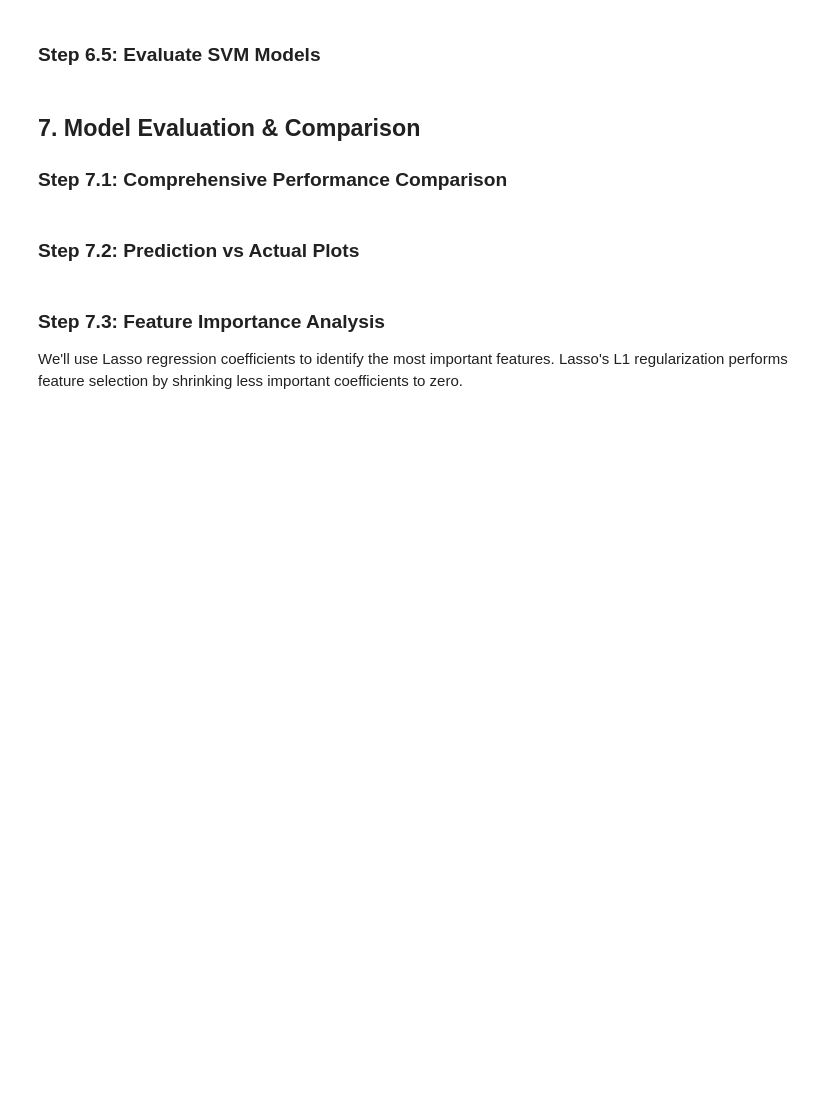
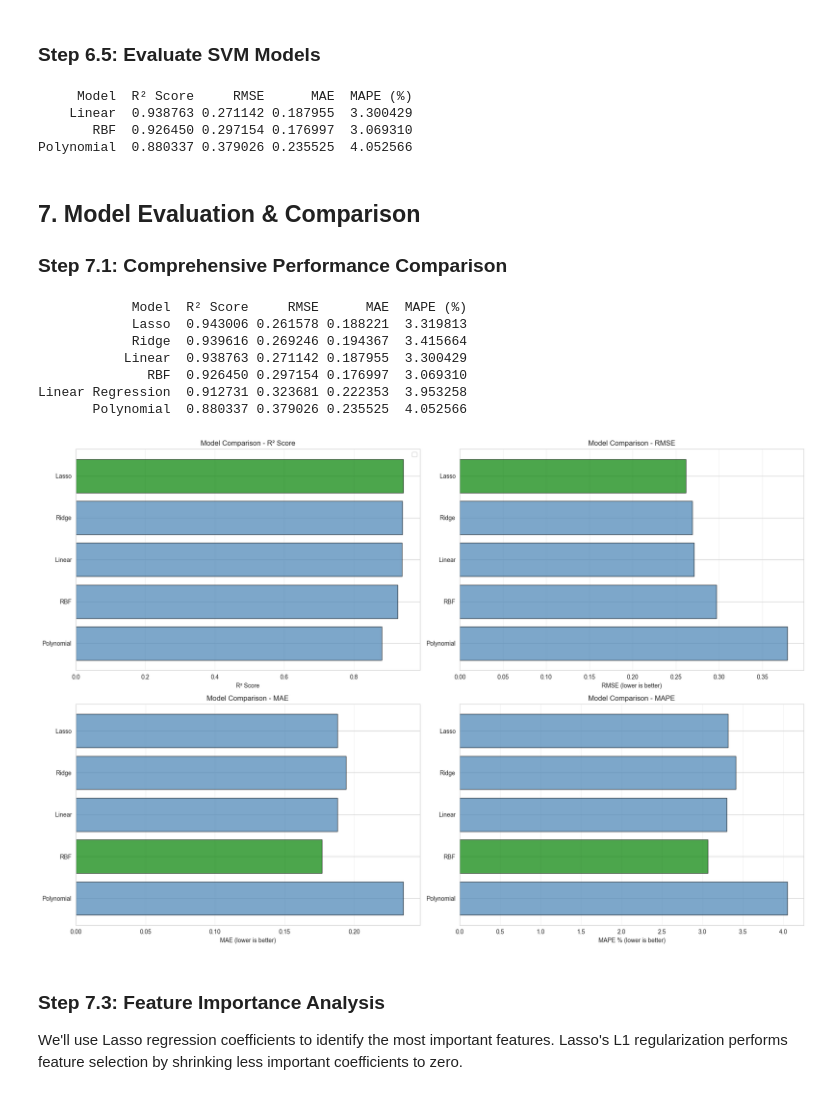
Before and after one commit to aryah-rao/social-media-and-mental-health-ml, a Jupyter notebook: mlfinalproject.ipynb, the cells around one changed output. Cells and saved outputs as stored; diff of their text form; code cells hidden in the pictures; blank space fills up the shorter version.

```diff
--- a/mlfinalproject.ipynb
+++ b/mlfinalproject.ipynb
@@ -552,11 +597,11 @@ def evaluate_regression_model(y_true, y_pred, model_name):
         'MAPE (%)': mape
     }
 
-# Evaluate all regression models
+# Evaluate all regression models on TEST set
 predictions = {
-    'Linear Regression': y_pred_lr,
-    'Ridge': y_pred_ridge,
-    'Lasso': y_pred_lasso
+    'Linear Regression': y_pred_lr_test,
+    'Ridge': y_pred_ridge_test,
+    'Lasso': y_pred_lasso_test
 }
 
 for model_name, y_pred in predictions.items():
@@ -567,12 +612,4 @@ for model_name, y_pred in predictions.items():
 regression_results_df = pd.DataFrame(regression_results)
 regression_results_df = regression_results_df.sort_values('R² Score', ascending=False)
 
-print("Regression Models Performance Comparison\n")
-print("Metrics Explanation:")
-print("  R² Score: Proportion of variance explained (higher is better, max=1.0)")
-print("  RMSE: Root Mean Squared Error (lower is better)")
-print("  MAE: Mean Absolute Error (lower is better)")
-print("  MAPE: Mean Absolute Percentage Error (lower is better)\n")
 print(regression_results_df.to_string(index=False))
-print(f"\nBest Model: {regression_results_df.iloc[0]['Model']}")
-print(f"R² Score: {regression_results_df.iloc[0]['R² Score']:.4f}")
@@ -621,11 +708,11 @@ print("All SVM models trained successfully")
 # %% [markdown]
 ### Step 6.5: Evaluate SVM Models
 # %%
-# Evaluate SVM models
+# Evaluate SVM models on TEST set
 svm_predictions = {
-    'SVM Linear': y_pred_svm_linear,
-    'SVM RBF': y_pred_svm_rbf,
-    'SVM Polynomial': y_pred_svm_poly
+    'Linear': y_pred_svm_linear_test,
+    'RBF': y_pred_svm_rbf_test,
+    'Polynomial': y_pred_svm_poly_test
 }
 
 for model_name, y_pred in svm_predictions.items():
@@ -636,10 +723,12 @@ for model_name, y_pred in svm_predictions.items():
 svm_results_df = pd.DataFrame(svm_results)
 svm_results_df = svm_results_df.sort_values('R² Score', ascending=False)
 
-print("SVM Models Performance Comparison\n")
 print(svm_results_df.to_string(index=False))
-print(f"\nBest SVM Model: {svm_results_df.iloc[0]['Model']}")
-print(f"R² Score: {svm_results_df.iloc[0]['R² Score']:.4f}")
+# %% [output]
+     Model  R² Score     RMSE      MAE  MAPE (%)
+    Linear  0.938763 0.271142 0.187955  3.300429
+       RBF  0.926450 0.297154 0.176997  3.069310
+Polynomial  0.880337 0.379026 0.235525  4.052566
 # %% [markdown]
 ## 7. Model Evaluation & Comparison
 
@@ -649,14 +738,10 @@ print(f"R² Score: {svm_results_df.iloc[0]['R² Score']:.4f}")
 all_results_df = pd.concat([regression_results_df, svm_results_df], ignore_index=True)
 all_results_df = all_results_df.sort_values('R² Score', ascending=False)
 
-print("Complete Model Performance Comparison\n")
 print(all_results_df.to_string(index=False))
 
-# Filter out Linear Regression for visualization (due to multicollinearity causing extreme values)
+# Filter out Linear Regression
 all_results_filtered = all_results_df[all_results_df['Model'] != 'Linear Regression'].copy()
-
-print(f"\nNote: Linear Regression excluded from visualizations due to multicollinearity")
-print(f"R² = {all_results_df[all_results_df['Model'] == 'Linear Regression']['R² Score'].values[0]:.2e}")
 
 # Visualize model comparison
 fig, axes = plt.subplots(2, 2, figsize=(18, 12))
@@ -668,46 +753,44 @@ axes[0, 0].barh(all_results_filtered['Model'], all_results_filtered['R² Score']
 axes[0, 0].set_xlabel('R² Score')
 axes[0, 0].set_title('Model Comparison - R² Score')
 axes[0, 0].grid(axis='x', alpha=0.3)
-axes[0, 0].axvline(x=0.9, color='red', linestyle='--', label='Excellent (>0.9)', linewidth=2)
 axes[0, 0].legend()
 axes[0, 0].invert_yaxis()
 
 # RMSE comparison
 axes[0, 1].barh(all_results_filtered['Model'], all_results_filtered['RMSE'],
                 color=['green' if i == all_results_filtered['RMSE'].argmin() else 'steelblue' for i in range(len(all_results_filtered))],
                 alpha=0.7, edgecolor='black')
 axes[0, 1].set_xlabel('RMSE (lower is better)')
 axes[0, 1].set_title('Model Comparison - RMSE')
 axes[0, 1].grid(axis='x', alpha=0.3)
 axes[0, 1].invert_yaxis()
 
 # MAE comparison
 axes[1, 0].barh(all_results_filtered['Model'], all_results_filtered['MAE'],
                 color=['green' if i == all_results_filtered['MAE'].argmin() else 'steelblue' for i in range(len(all_results_filtered))],
                 alpha=0.7, edgecolor='black')
 axes[1, 0].set_xlabel('MAE (lower is better)')
 axes[1, 0].set_title('Model Comparison - MAE')
 axes[1, 0].grid(axis='x', alpha=0.3)
 axes[1, 0].invert_yaxis()
 
 # MAPE comparison
 axes[1, 1].barh(all_results_filtered['Model'], all_results_filtered['MAPE (%)'],
                 color=['green' if i == all_results_filtered['MAPE (%)'].argmin() else 'steelblue' for i in range(len(all_results_filtered))],
                 alpha=0.7, edgecolor='black')
 axes[1, 1].set_xlabel('MAPE % (lower is better)')
 axes[1, 1].set_title('Model Comparison - MAPE')
 axes[1, 1].grid(axis='x', alpha=0.3)
 axes[1, 1].invert_yaxis()
 
 plt.tight_layout()
 plt.show()
-
-print("\nOverall Best Model:")
-best_model = all_results_df.iloc[0]
-print(f"Model: {best_model['Model']}")
-print(f"R² Score: {best_model['R² Score']:.4f}")
-print(f"RMSE: {best_model['RMSE']:.4f}")
-print(f"MAE: {best_model['MAE']:.4f}")
-print(f"MAPE: {best_model['MAPE (%)']:.2f}%")
+# %% [output]
+            Model  R² Score     RMSE      MAE  MAPE (%)
+            Lasso  0.943006 0.261578 0.188221  3.319813
+            Ridge  0.939616 0.269246 0.194367  3.415664
+           Linear  0.938763 0.271142 0.187955  3.300429
+              RBF  0.926450 0.297154 0.176997  3.069310
+Linear Regression  0.912731 0.323681 0.222353  3.953258
+       Polynomial  0.880337 0.379026 0.235525  4.052566
+[figure, added]
-# %% [markdown]
-### Step 7.2: Prediction vs Actual Plots
```
Also changed, not shown: parts of 8 cells of this notebook.
